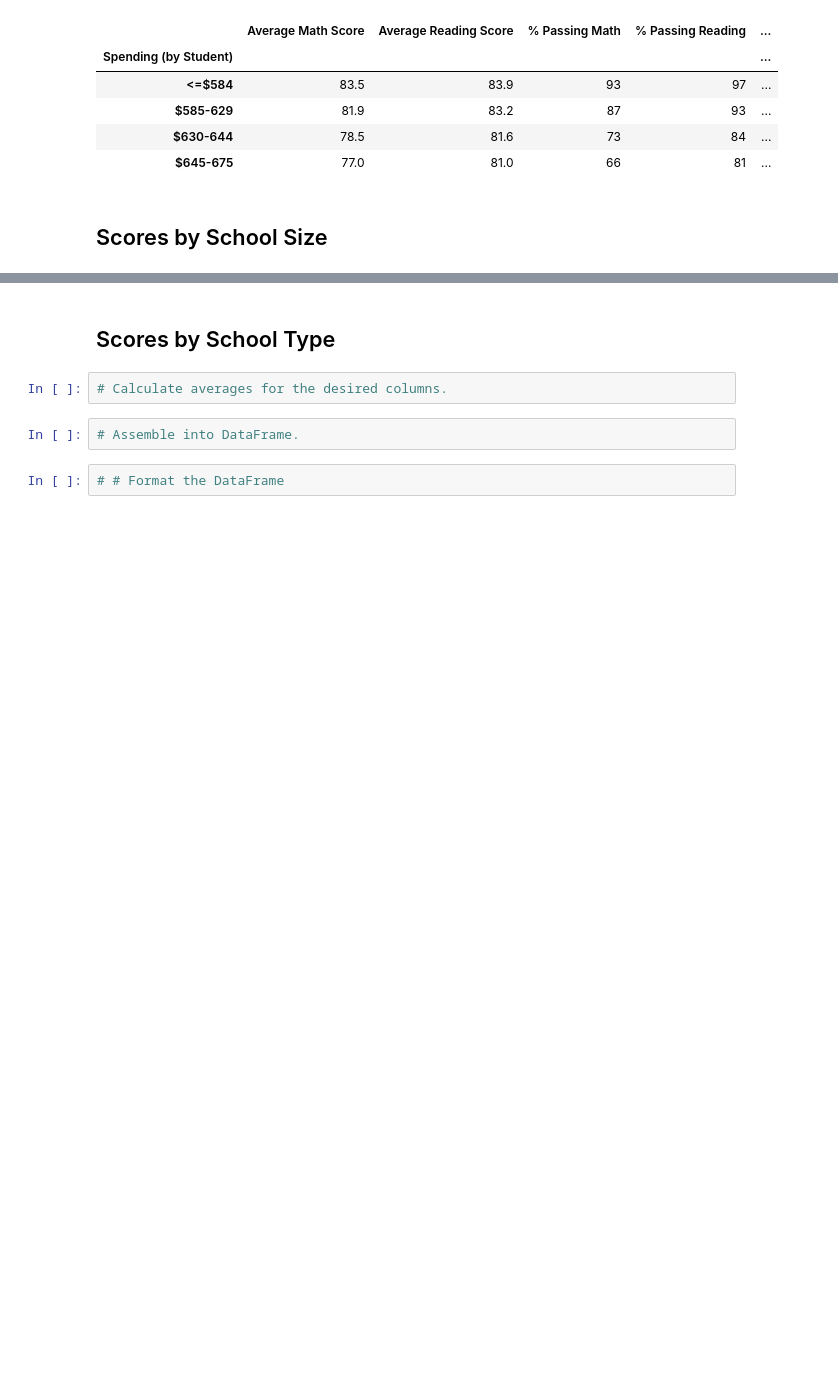
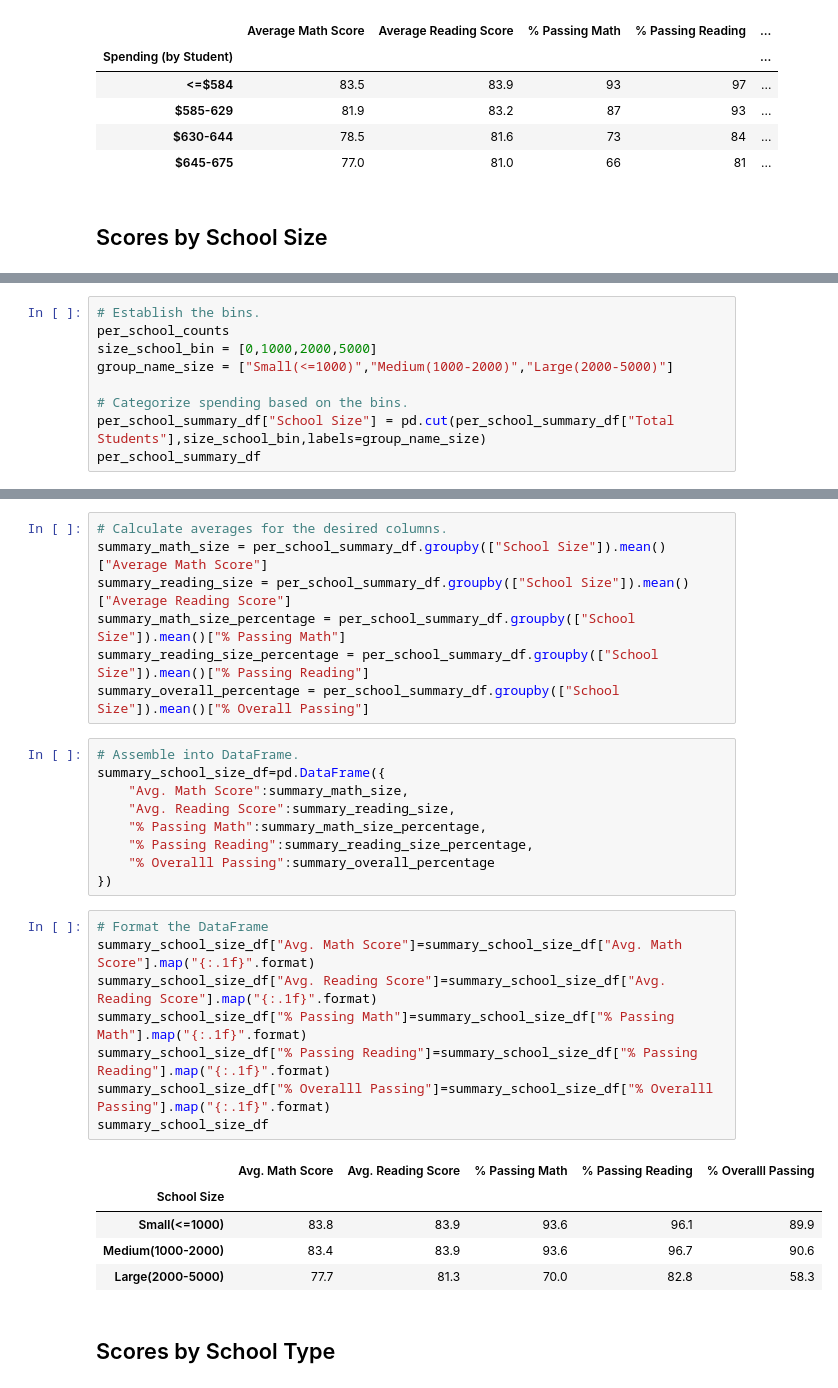
Before and after one commit to yoyoFC/School_District_Analysis, a Jupyter notebook: PyCitySchools_Challenge.ipynb, the cells around one changed output, grey strips where cells are left out. Saved outputs shown, nothing was run; the diff lists cells and outputs as text; blank space fills up the shorter version.

```diff
--- a/PyCitySchools_Challenge.ipynb
+++ b/PyCitySchools_Challenge.ipynb
@@ -536,0 +527,9 @@ spending_summary_df
+# %%
+# Establish the bins.
+per_school_counts
+size_school_bin = [0,1000,2000,5000]
+group_name_size = ["Small(<=1000)","Medium(1000-2000)","Large(2000-5000)"]
+
+# Categorize spending based on the bins.
+per_school_summary_df["School Size"] = pd.cut(per_school_summary_df["Total Students"],size_school_bin,labels=group_name_size)
+per_school_summary_df
@@ -537,8 +553,32 @@ spending_summary_df
+# %%
+# Calculate averages for the desired columns.
+summary_math_size = per_school_summary_df.groupby(["School Size"]).mean()["Average Math Score"]
+summary_reading_size = per_school_summary_df.groupby(["School Size"]).mean()["Average Reading Score"]
+summary_math_size_percentage = per_school_summary_df.groupby(["School Size"]).mean()["% Passing Math"]
+summary_reading_size_percentage = per_school_summary_df.groupby(["School Size"]).mean()["% Passing Reading"]
+summary_overall_percentage = per_school_summary_df.groupby(["School Size"]).mean()["% Overall Passing"]
+# %%
+# Assemble into DataFrame.
+summary_school_size_df=pd.DataFrame({
+    "Avg. Math Score":summary_math_size,
+    "Avg. Reading Score":summary_reading_size,
+    "% Passing Math":summary_math_size_percentage,
+    "% Passing Reading":summary_reading_size_percentage,
+    "% Overalll Passing":summary_overall_percentage
+})
+# %%
+# Format the DataFrame
+summary_school_size_df["Avg. Math Score"]=summary_school_size_df["Avg. Math Score"].map("{:.1f}".format)
+summary_school_size_df["Avg. Reading Score"]=summary_school_size_df["Avg. Reading Score"].map("{:.1f}".format)
+summary_school_size_df["% Passing Math"]=summary_school_size_df["% Passing Math"].map("{:.1f}".format)
+summary_school_size_df["% Passing Reading"]=summary_school_size_df["% Passing Reading"].map("{:.1f}".format)
+summary_school_size_df["% Overalll Passing"]=summary_school_size_df["% Overalll Passing"].map("{:.1f}".format)
+summary_school_size_df
+# %% [output]
+|  | Avg. Math Score | Avg. Reading Score | % Passing Math | % Passing Reading | % Overalll Passing |
+| School Size |  |  |  |  |  |
+| Small(<=1000) | 83.8 | 83.9 | 93.6 | 96.1 | 89.9 |
+| Medium(1000-2000) | 83.4 | 83.9 | 93.6 | 96.7 | 90.6 |
+| Large(2000-5000) | 77.7 | 81.3 | 70.0 | 82.8 | 58.3 |
 # %% [markdown]
 ## Scores by School Type
-# %%
-# Calculate averages for the desired columns.
-# %%
-# Assemble into DataFrame.
-# %%
-# # Format the DataFrame
```
Also changed, not shown: parts of 8 cells of this notebook, 1 other file.
